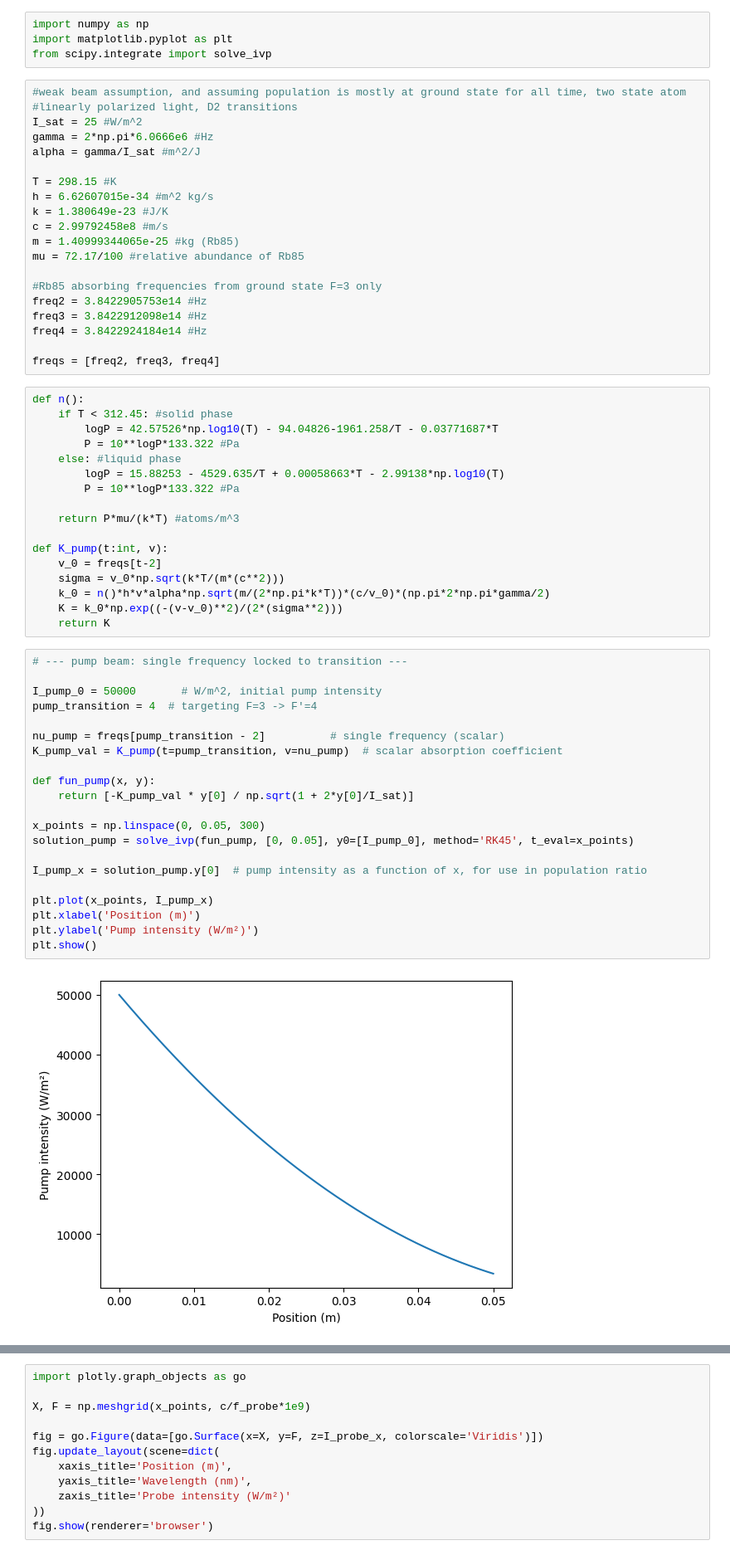
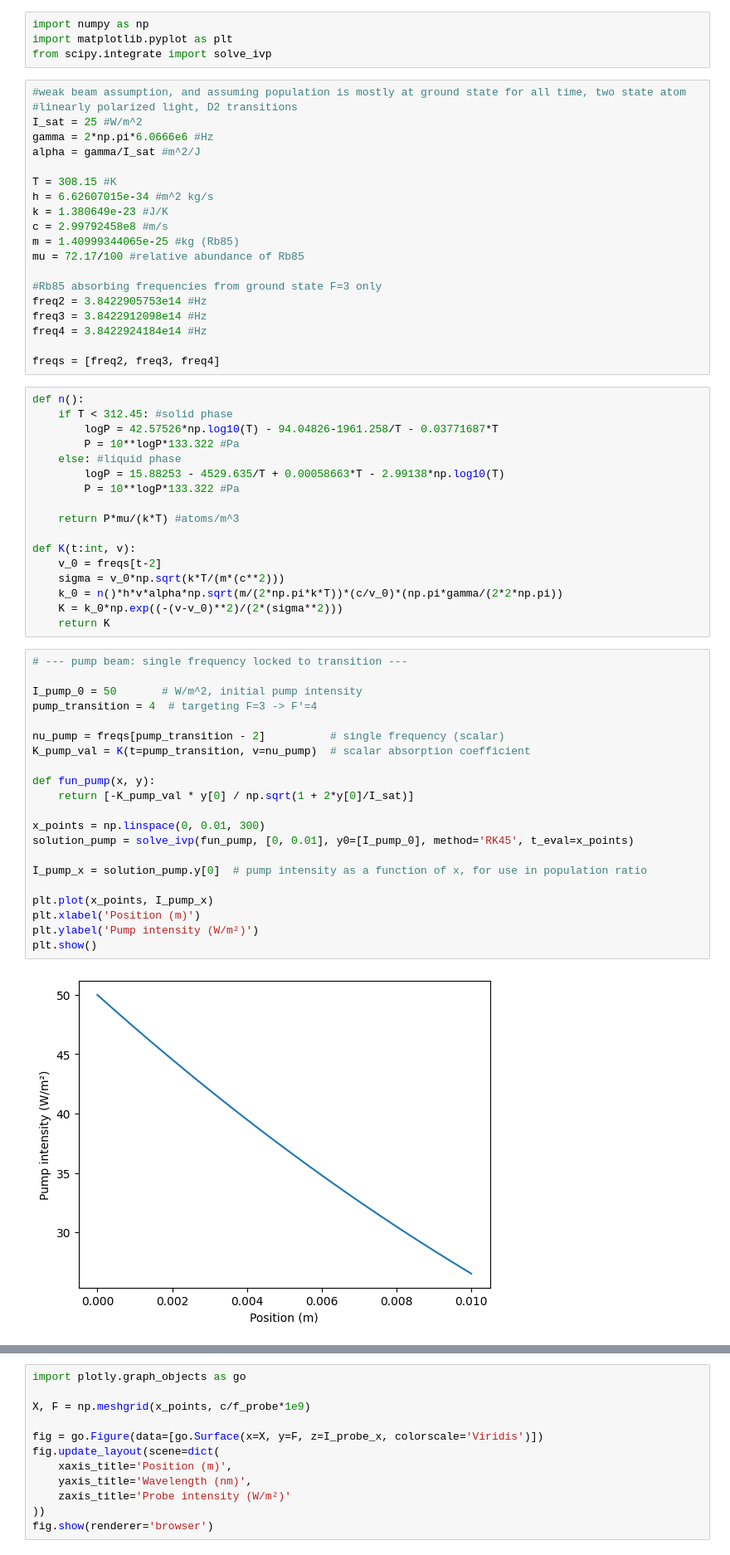
Before and after one commit to ErayBaykal/SAS_Sims, a Jupyter notebook: SAS_Sims.ipynb, the cells around one changed output, grey strips where cells are left out. Shown at 83% size. Drawn from its saved outputs; the diff is of its cells as text.

```diff
--- a/SAS_Sims.ipynb
+++ b/SAS_Sims.ipynb
@@ -9,7 +9,7 @@ I_sat = 25 #W/m^2
 gamma = 2*np.pi*6.0666e6 #Hz
 alpha = gamma/I_sat #m^2/J
 
-T = 298.15 #K
+T = 308.15 #K
 h = 6.62607015e-34 #m^2 kg/s
 k = 1.380649e-23 #J/K
 c = 2.99792458e8 #m/s
@@ -33,35 +33,35 @@ def n():
 
     return P*mu/(k*T) #atoms/m^3
 
-def K_pump(t:int, v):
+def K(t:int, v):
     v_0 = freqs[t-2]
     sigma = v_0*np.sqrt(k*T/(m*(c**2)))
-    k_0 = n()*h*v*alpha*np.sqrt(m/(2*np.pi*k*T))*(c/v_0)*(np.pi*2*np.pi*gamma/2)
+    k_0 = n()*h*v*alpha*np.sqrt(m/(2*np.pi*k*T))*(c/v_0)*(np.pi*gamma/(2*2*np.pi))
     K = k_0*np.exp((-(v-v_0)**2)/(2*(sigma**2)))
     return K
 # %%
 # --- pump beam: single frequency locked to transition ---
 
-I_pump_0 = 50000       # W/m^2, initial pump intensity
+I_pump_0 = 50       # W/m^2, initial pump intensity
 pump_transition = 4  # targeting F=3 -> F'=4
 
 nu_pump = freqs[pump_transition - 2]          # single frequency (scalar)
-K_pump_val = K_pump(t=pump_transition, v=nu_pump)  # scalar absorption coefficient
+K_pump_val = K(t=pump_transition, v=nu_pump)  # scalar absorption coefficient
 
 def fun_pump(x, y):
     return [-K_pump_val * y[0] / np.sqrt(1 + 2*y[0]/I_sat)]
 
-x_points = np.linspace(0, 0.05, 300)
-solution_pump = solve_ivp(fun_pump, [0, 0.05], y0=[I_pump_0], method='RK45', t_eval=x_points)
+x_points = np.linspace(0, 0.01, 300)
+solution_pump = solve_ivp(fun_pump, [0, 0.01], y0=[I_pump_0], method='RK45', t_eval=x_points)
 
 I_pump_x = solution_pump.y[0]  # pump intensity as a function of x, for use in population ratio
 
 plt.plot(x_points, I_pump_x)
 plt.xlabel('Position (m)')
 plt.ylabel('Pump intensity (W/m²)')
 plt.show()
 # %% [output]
-[figure, old version]
+[figure, new version]
 # %%
 # --- probe beam: frequency dependent, counter-propagating ---
 
```
Also changed, not shown: parts of 1 cell of this notebook.
